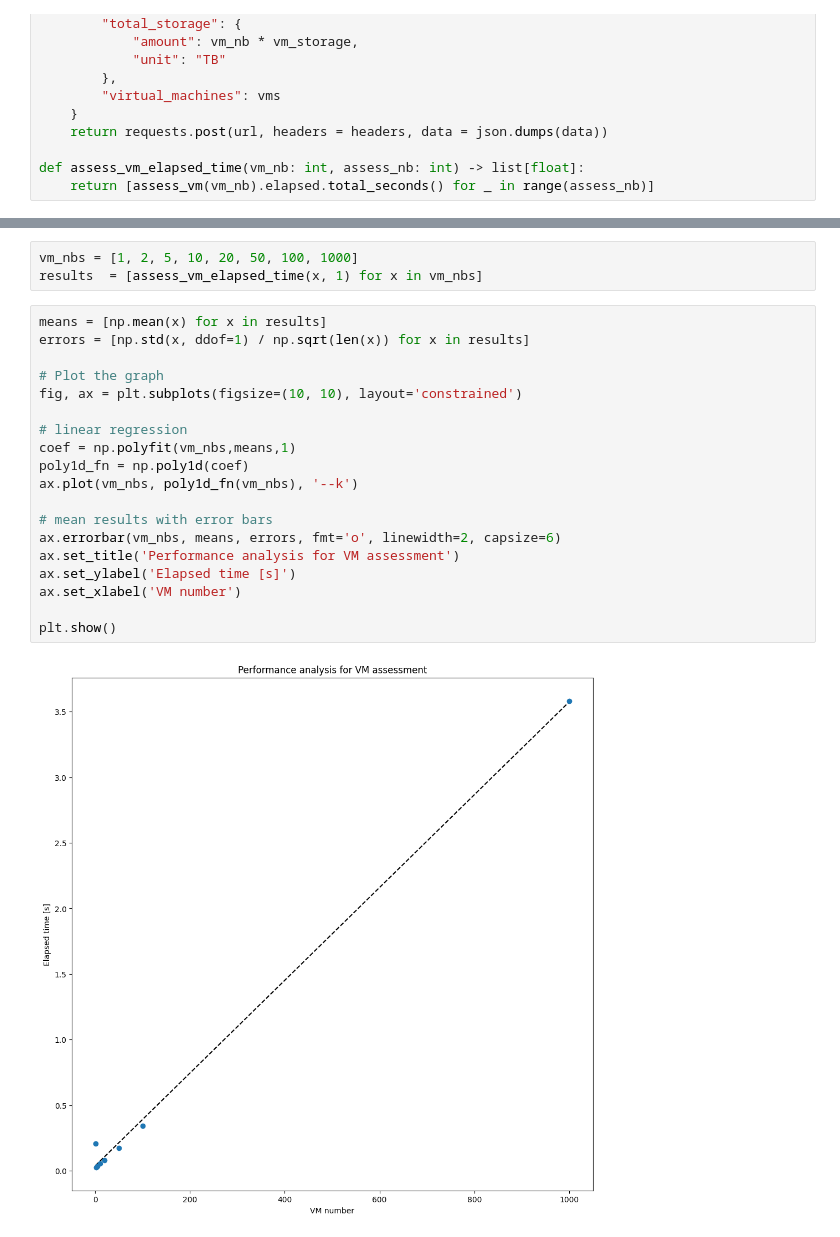
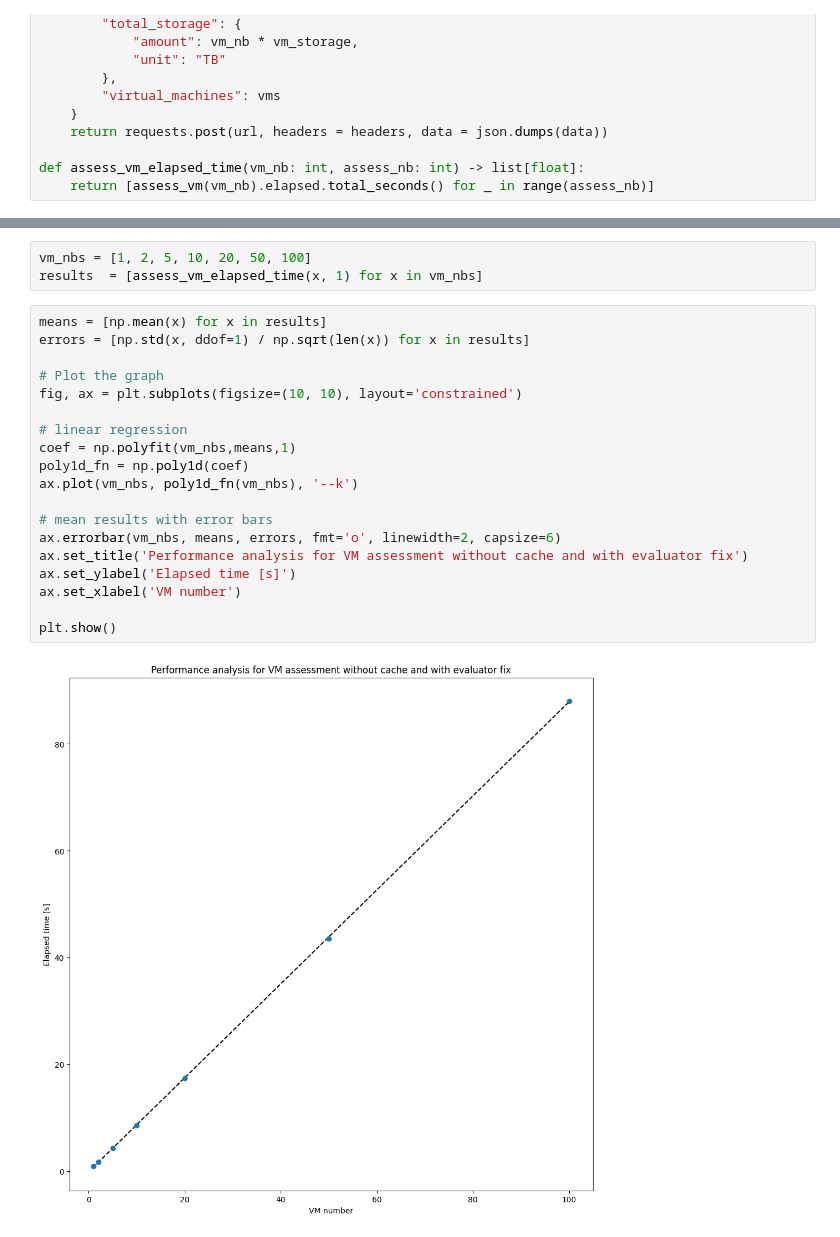
Before and after one commit to kleis-technology/cloud-assess, a Jupyter notebook: perfanalysis/perf_analysis_vm_assess.ipynb, the cells around one changed output, grey strips where cells are left out. Saved outputs shown, nothing was run; the diff lists cells and outputs as text.

Commit message:
add analysis

```diff
--- a/perfanalysis/perf_analysis_vm_assess.ipynb
+++ b/perfanalysis/perf_analysis_vm_assess.ipynb
@@ -67,24 +67,24 @@ assess_vm_elapsed_time(2,2)
 # %%
-vm_nbs = [1, 2, 5, 10, 20, 50, 100, 1000]
+vm_nbs = [1, 2, 5, 10, 20, 50, 100]
 results  = [assess_vm_elapsed_time(x, 1) for x in vm_nbs]
 # %%
 means = [np.mean(x) for x in results]
 errors = [np.std(x, ddof=1) / np.sqrt(len(x)) for x in results]
 
 # Plot the graph
 fig, ax = plt.subplots(figsize=(10, 10), layout='constrained')
 
 # linear regression
 coef = np.polyfit(vm_nbs,means,1)
 poly1d_fn = np.poly1d(coef)
 ax.plot(vm_nbs, poly1d_fn(vm_nbs), '--k')
 
 # mean results with error bars
 ax.errorbar(vm_nbs, means, errors, fmt='o', linewidth=2, capsize=6)
-ax.set_title('Performance analysis for VM assessment')
+ax.set_title('Performance analysis for VM assessment without cache and with evaluator fix')
 ax.set_ylabel('Elapsed time [s]')
 ax.set_xlabel('VM number')
 
 plt.show()
 # %% [output]
-[figure, old version]
+[figure, new version]
```
Also changed, not shown: parts of 8 cells of this notebook, 20 other files.
